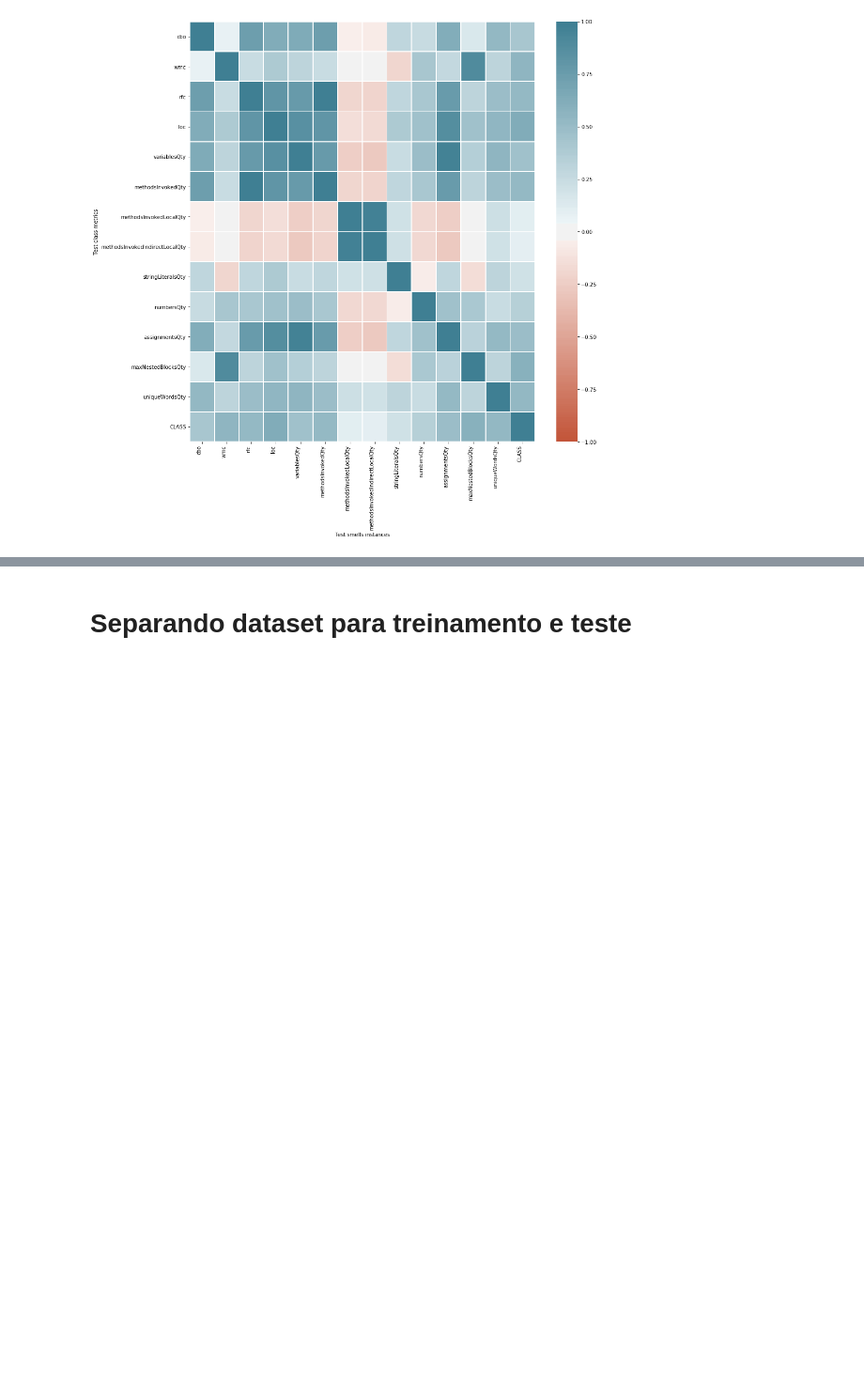
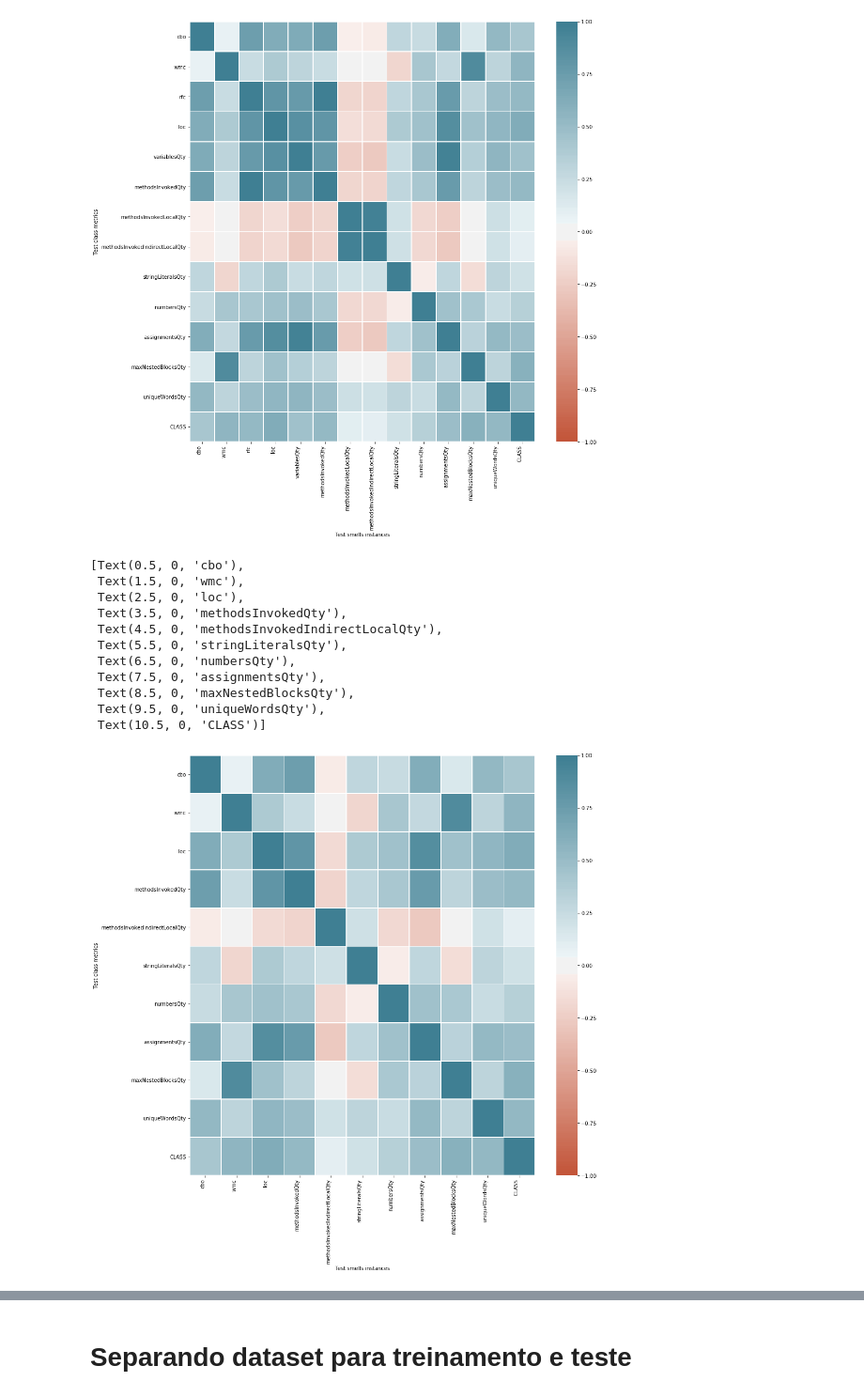
Before and after one commit to luana-martins/Machine-Learning, a Jupyter notebook: src/pre-processamento.ipynb, the cells around one changed output, grey strips where cells are left out. Shown at 94% size. Cells and saved outputs as stored; diff of their text form; code cells hidden in the pictures; blank space fills up the shorter version.

```diff
--- a/src/pre-processamento.ipynb
+++ b/src/pre-processamento.ipynb
@@ -149,3 +153,38 @@ ax.set_xticklabels(
+# %%
+# Só vendo as correlações
+#corr = norm_subset.corr(method='spearman').iloc[0:42, 42:]
+corr = norm_subset.corr(method='spearman')
+
+fig, ax = plt.subplots(figsize=(15,15))
+
+ax = sns.heatmap(
+    corr,
+    linewidths=.8,
+    vmin=-1, vmax=1, center=0,
+    cmap=sns.diverging_palette(20, 220, n=200),
+    square=False,
+    annot=False
+)
+plt.ylabel('Test class metrics')
+plt.xlabel('Test smells instances')
+ax.set_xticklabels(
+    ax.get_xticklabels(),
+    rotation=90,
+    horizontalalignment='right'
+)
+# %% [output]
+[Text(0.5, 0, 'cbo'),
+ Text(1.5, 0, 'wmc'),
+ Text(2.5, 0, 'loc'),
+ Text(3.5, 0, 'methodsInvokedQty'),
+ Text(4.5, 0, 'methodsInvokedIndirectLocalQty'),
+ Text(5.5, 0, 'stringLiteralsQty'),
+ Text(6.5, 0, 'numbersQty'),
+ Text(7.5, 0, 'assignmentsQty'),
+ Text(8.5, 0, 'maxNestedBlocksQty'),
+ Text(9.5, 0, 'uniqueWordsQty'),
+ Text(10.5, 0, 'CLASS')]
+[figure, added]
 # %%
 # Distribuição das instâncias considerando as classes
 temp = dataset.copy()
```
Also changed, not shown: parts of 20 cells of this notebook.
